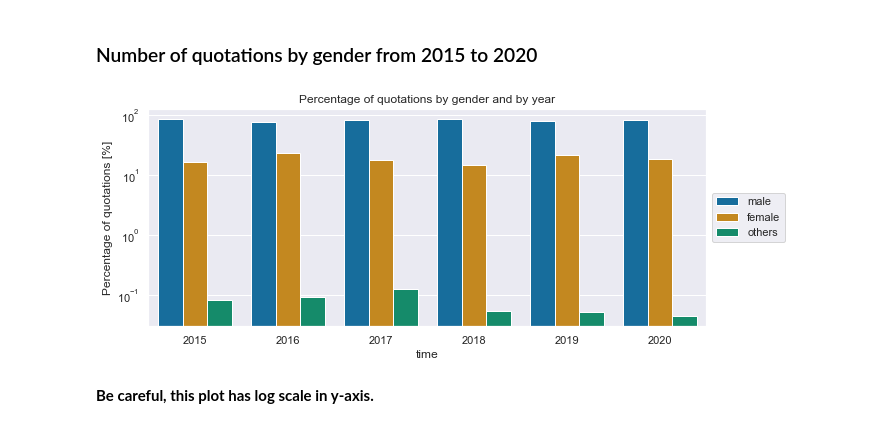
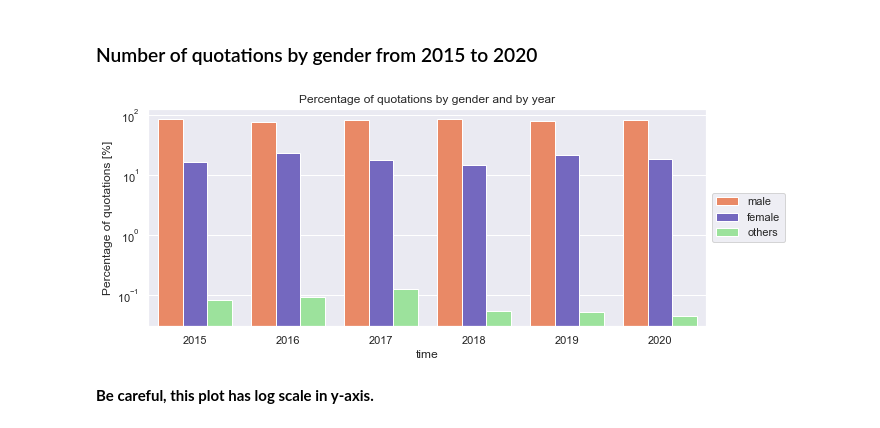
Before and after one commit to janougome/ADA-team, a Jupyter notebook: Milestone3.ipynb, the cells around one changed output. Drawn from its saved outputs; the diff is of its cells as text; code cells hidden in the pictures.

```diff
--- a/Milestone3.ipynb
+++ b/Milestone3.ipynb
@@ -241,15 +241,16 @@ quotes_by_gender_years = pd.concat(by_gender_years, ignore_index = True)
 # %%
 sns.set(rc = {'figure.figsize':(10,4)})
 sns.set_palette('colorblind')
 
 ax = sns.barplot(x = quotes_by_gender_years['time'], y = quotes_by_gender_years['count']*100,
-                 hue = quotes_by_gender_years['gender'], data = quotes_by_gender_years)
+                 hue = quotes_by_gender_years['gender'], data = quotes_by_gender_years,
+                palette = {"male": "coral", "female": "slateblue", "others": "lightgreen"})
 ax.set(yscale="log");
 ax.set(ylabel='Percentage of quotations [%]')
 ax.legend(loc='center left', bbox_to_anchor=(1, 0.5))
 ax.set_title('Percentage of quotations by gender and by year');
 # %% [output]
-[figure, old version]
+[figure, new version]
 # %% [markdown]
 **Be careful, this plot has log scale in y-axis.**
 # %% [markdown]
```
Also changed, not shown: parts of 48 cells of this notebook.
